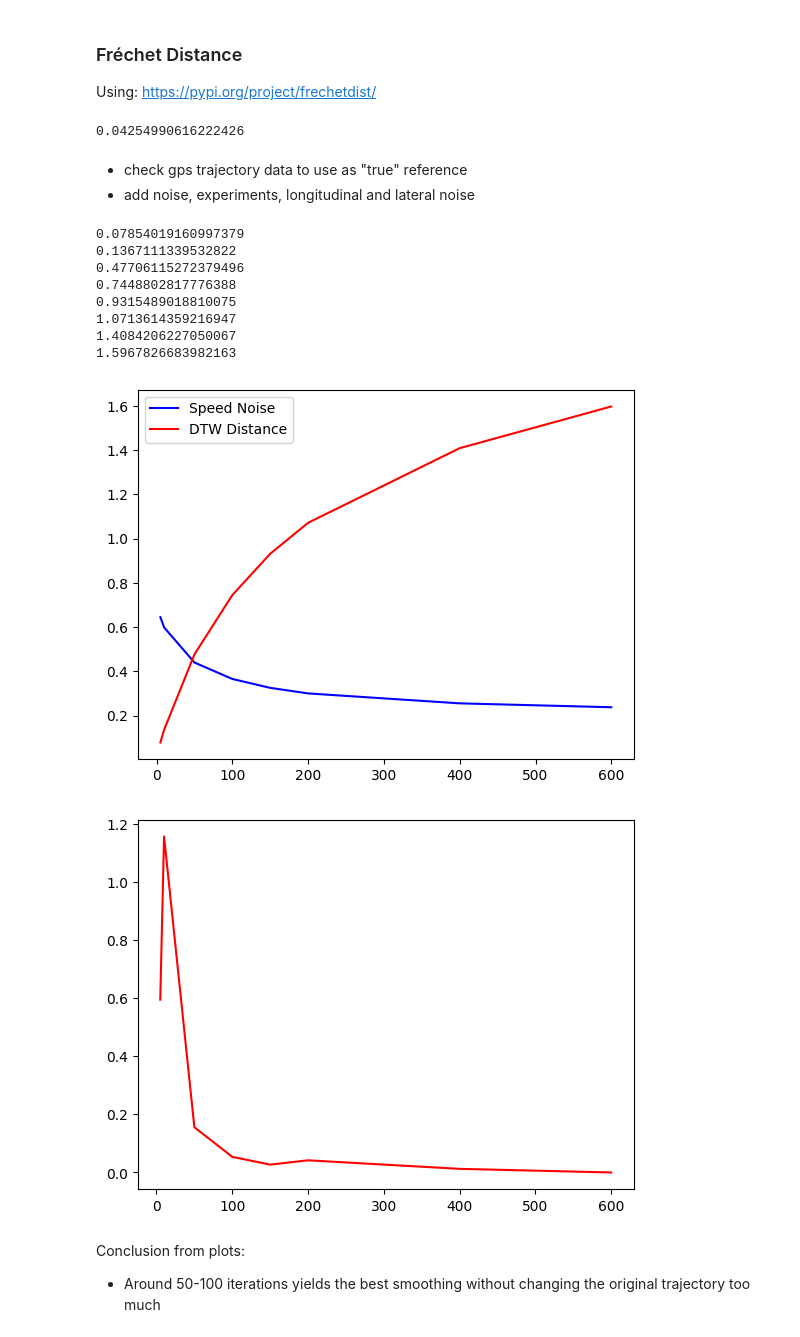
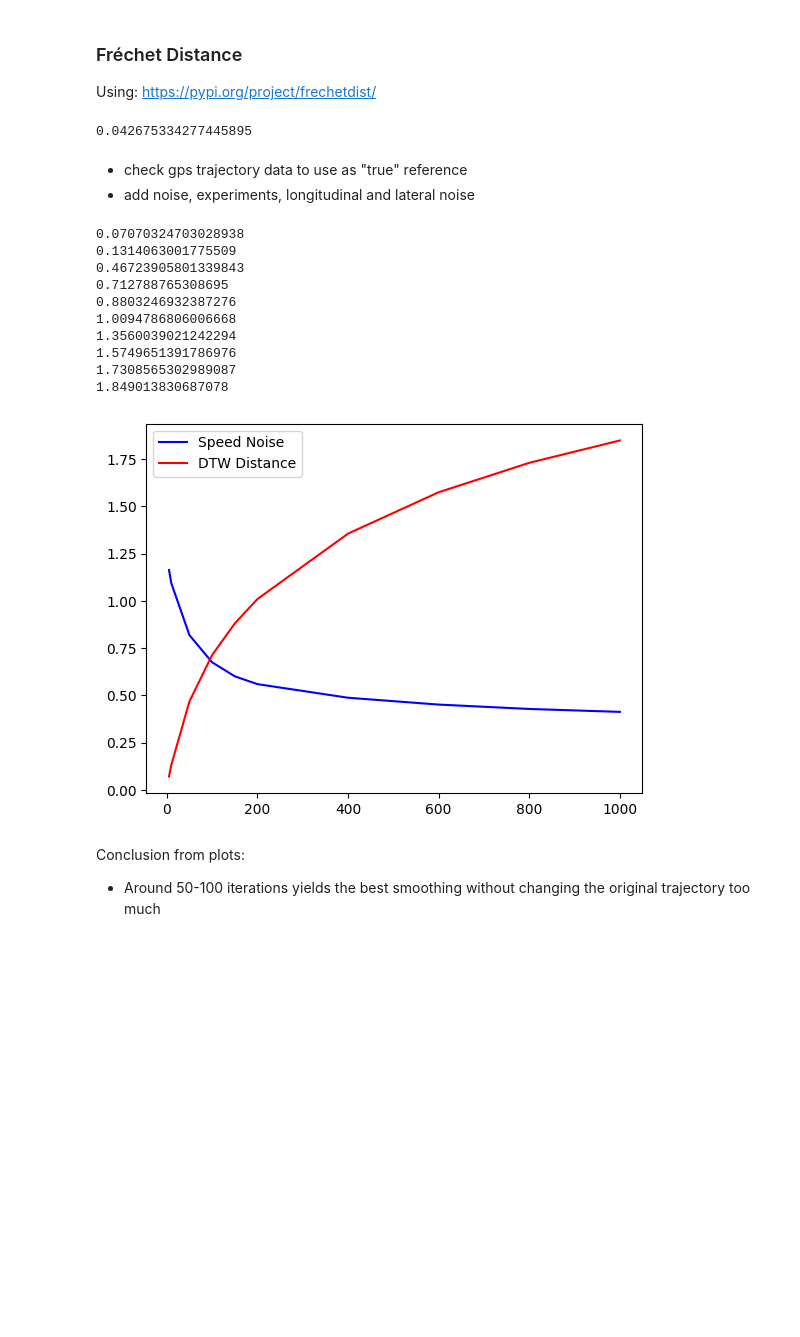
Before and after one commit to AdamSuma/TrackingDataSmoothing, a Jupyter notebook: src/timeSeriesAnalysis.ipynb, the cells around one changed output. Cells and saved outputs as stored; diff of their text form; code cells hidden in the pictures; blank space fills up the shorter version.

```diff
--- a/src/timeSeriesAnalysis.ipynb
+++ b/src/timeSeriesAnalysis.ipynb
@@ -101,13 +99,21 @@ targetTrajs = getTrajectories("FC Basel", lineup, partialframes)
 <h3>Speed Smoothing</h3>
 # %%
 isolatedTraj = []
+playerID = -1
 for player, trajs in targetTrajs.items():
     for traj in trajs:
-        if len(traj) >= 718:
+        if len(traj) >= 318 and len(traj) <= 600:
+            print(player)
+            playerID = player
             isolatedTraj = traj
             break
+    if playerID != -1:
+        break
 
-# Leon Avdullahu
+start_frame = isolatedTraj[0][-1]
+end_frame = isolatedTraj[-1][-1]
+# Leon Avdullahu 659794, starting with frame 38350
+
 # broke = False
 # for player, trajs in targetTrajs.items():
 #     for(trajectory) in trajs:
@@ -129,7 +135,9 @@ smoothIsolatedTrajs = [
     performSmoothing(isolatedTraj, 150),
     performSmoothing(isolatedTraj, 200),
     performSmoothing(isolatedTraj, 400),
-    performSmoothing(isolatedTraj, 600)
+    performSmoothing(isolatedTraj, 600),
+    performSmoothing(isolatedTraj, 800),
+    performSmoothing(isolatedTraj, 1000),
 ]
 
 its = [
@@ -142,5 +150,7 @@ its = [
     200,
     400,
     600,
+    800,
+    1000,
 ]
 isolatedTraj = pd.DataFrame(isolatedTraj)
@@ -178,7 +190,8 @@ speedTS.columns = ['x', 'y', 'speed', 'time', 'frame_id']
 speedTS['frame_id'] = isolatedTraj[4]
 speedTS = speedTS[1:-1]
 speedTS = speedTS[['speed', 'frame_id']]
-speedTS = speedTS[(speedTS['frame_id'] >= 38350) & (speedTS['frame_id'] < 38360)]
+smoothDF = speedTS.copy()
+speedTS = speedTS[(speedTS['frame_id'] >= start_frame) & (speedTS['frame_id'] < end_frame)]
 
 lr.fit(speedTS[['frame_id']], speedTS['speed'])
 
@@ -287,8 +314,14 @@ series1 = np.array(traj1, dtype=np.double)
 series2 = np.array(traj2, dtype=np.double)
 
 print(frechetdist.frdist(series1, series2))
+
+def getFrechetDistance(DF1, DF2):
+    series1 = np.array(DF1[['x', 'y']], dtype=np.double)
+    series2 = np.array(DF2[['x', 'y']], dtype=np.double)
+    d = frechetdist.frdist(series1, series2)
+    return d
 # %% [output]
-0.04254990616222426
+0.042675334277445895
 # %% [markdown]
 - check gps trajectory data to use as "true" reference
 - add noise, experiments, longitudinal and lateral noise
@@ -304,38 +337,26 @@ for i, traj in enumerate(smoothIsolatedTrajsDFs[1:]):
     d.append(dtw_ndim.distance(series1, series2))
     print(distance)
 # %% [output]
-0.07854019160997379
-0.1367111339532822
-0.47706115272379496
-0.7448802817776388
-0.9315489018810075
-1.0713614359216947
-1.4084206227050067
-1.5967826683982163
+0.07070324703028938
+0.1314063001775509
+0.46723905801339843
+0.712788765308695
+0.8803246932387276
+1.0094786806006668
+1.3560039021242294
+1.5749651391786976
+1.7308565302989087
+1.849013830687078
 # %%
-import math
 SDcopy = SD.copy()
 for idx, S in enumerate(SDcopy):
     SDcopy[idx] *= 100
 plt.plot(its[1:], SDcopy, color='blue', label='Speed Noise')
 plt.plot(its[1:], d, color='red', label='DTW Distance')
 plt.legend()
 plt.show()
-
-ratios = []
-for i, sd in enumerate(SDcopy):
-    # ratios.append(1/(sd*d[i]))
-    if(i == len(SDcopy) - 1):
-        ratios.append(0)
-        break
-    # ratios.append(math.sqrt((SDcopy[i+1] - SDcopy[i])**2)/math.sqrt((d[i+1] - d[i])**2))
-    ratios.append((SDcopy[i] - SDcopy[i+1])/d[i])
-
-plt.plot(its[1:], ratios, color='red', label='DTW Distance')
-plt.show()
 # %% [output]
-[figure, old version]
+[figure, new version]
-[figure, removed]
 # %% [markdown]
 Conclusion from plots:
 - Around 50-100 iterations yields the best smoothing without changing the original trajectory too much
```
Also changed, not shown: parts of 26 cells of this notebook, 3 other files.
